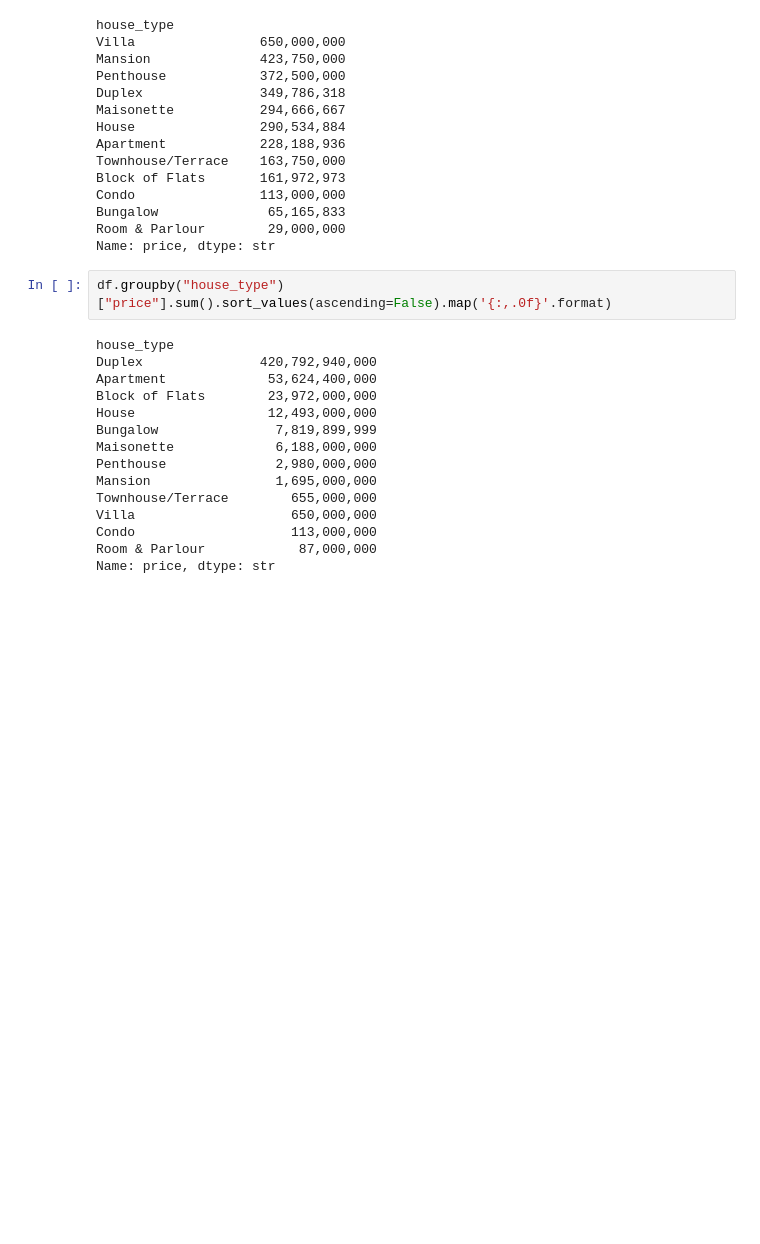
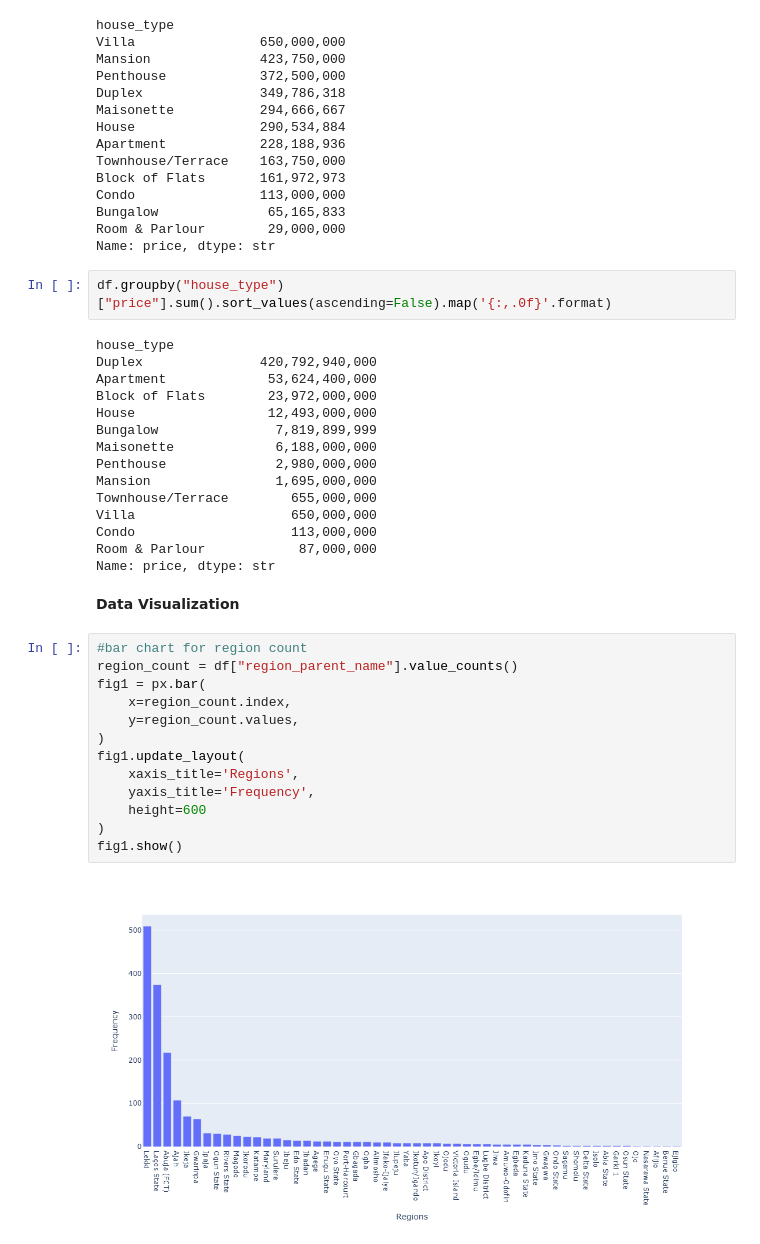
Before and after one commit to Maryam01-coder/jiji_housing_data, a Jupyter notebook: jiji_house_listing_analysis.ipynb, the cells around one changed output. Cells and saved outputs as stored; diff of their text form; blank space fills up the shorter version.

```diff
--- a/jiji_house_listing_analysis.ipynb
+++ b/jiji_house_listing_analysis.ipynb
@@ -391,3 +391,20 @@ Villa                    650,000,000
 Condo                    113,000,000
 Room & Parlour            87,000,000
 Name: price, dtype: str
+# %% [markdown]
+**Data Visualization**
+# %%
+#bar chart for region count
+region_count = df["region_parent_name"].value_counts()
+fig1 = px.bar(
+    x=region_count.index,
+    y=region_count.values,
+)
+fig1.update_layout(
+    xaxis_title='Regions',
+    yaxis_title='Frequency',
+    height=600
+)
+fig1.show()
+# %% [output]
+[figure, added]
```
Also changed, not shown: parts of 6 cells of this notebook, 1 other file.
